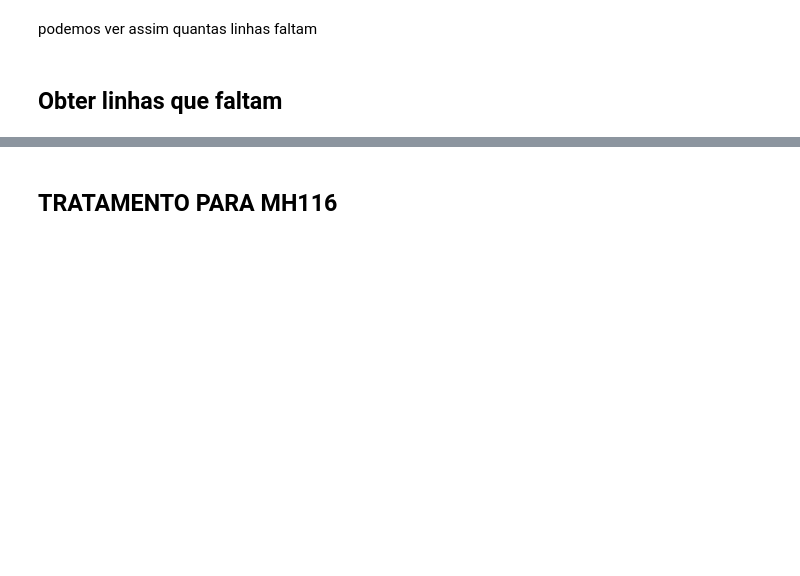
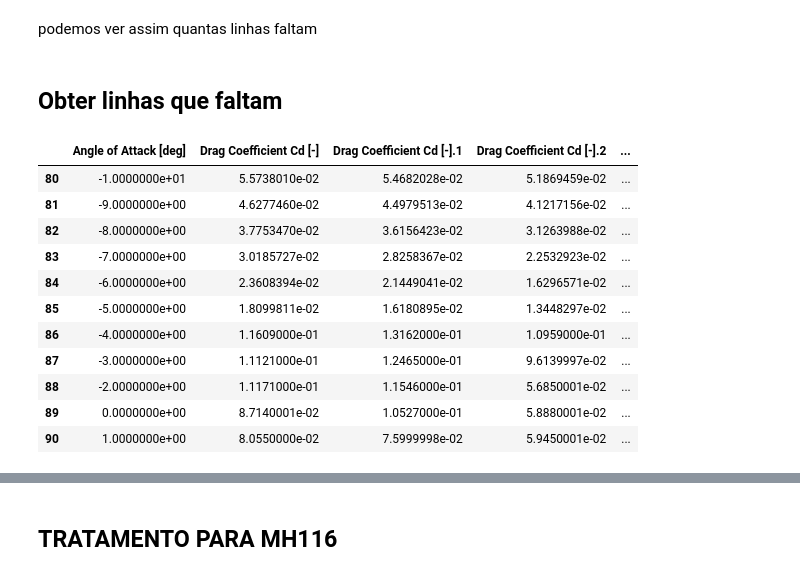
Before and after one commit to Pedro-pb-coder/polars.Qblade, a Jupyter notebook: polares.all.ipynb, the cells around one changed output, grey strips where cells are left out. Cells and saved outputs as stored; diff of their text form; code cells hidden in the pictures; blank space fills up the shorter version.

Commit message:
Kaggle Notebook | Fork of polares.1a1.full | mudanças

```diff
--- a/polares.all.ipynb
+++ b/polares.all.ipynb
@@ -17,8 +17,8 @@ pandas version 2.0.3
 # %%
 ## Carregar banco de dados
 
-df_cd = pd.read_csv("/kaggle/input/polar-try/E63/esconde_geim/all_cd.txt",delimiter='\t',skiprows=2)
-df_cl = pd.read_csv("/kaggle/input/polar-try/E63/esconde_geim/all_cl.txt",delimiter='\t',skiprows=2)
+df_cd = pd.read_csv("/kaggle/input/polar-try/MH112/esconde_geim/all_cd.txt",delimiter='\t',skiprows=2)
+df_cl = pd.read_csv("/kaggle/input/polar-try/MH112/esconde_geim/all_cl.txt",delimiter='\t',skiprows=2)
 #/kaggle/input/polar-try/Clark Y/esconde_geim/all_cd.txt
 #df2 = pd.read_csv("/kaggle/input/polar-try/Clark Y/cl/cl_R_4.5e4.txt",delimiter='\t', skiprows=1, usecols=['Angle of Attack [deg]', 'Lift Coefficient Cl [-]'])
 #df3 = pd.read_csv("/kaggle/input/polar-try/Clark Y/cl/cl_R_1e5.txt",delimiter='\t', skiprows=2, usecols=['Angle of Attack [deg]', 'Lift Coefficient Cl [-]'])
@@ -103,11 +152,27 @@ podemos ver assim quantas linhas faltam
 # %% [markdown]
 ## Obter linhas que faltam
 # %%
-df_cd.iloc[95:105]
+df_cd.iloc[80:91]
 
 
 
 # falta E63
 # 9 dgr , linha 99 --> igual a de baixo
 # 13 dgr , linha 102 --> igual a de baixo
 # 14 dgr , linha 103 --> igual a de cima
+
+# falta MH112
+# -1 dgr linha 89 --> igual a de baixo
+# %% [output]
+|  | Angle of Attack [deg] | Drag Coefficient Cd [-] | Drag Coefficient Cd [-].1 | Drag Coefficient Cd [-].2 | ... |
+| 80 | -1.0000000e+01 | 5.5738010e-02 | 5.4682028e-02 | 5.1869459e-02 | ... |
+| 81 | -9.0000000e+00 | 4.6277460e-02 | 4.4979513e-02 | 4.1217156e-02 | ... |
+| 82 | -8.0000000e+00 | 3.7753470e-02 | 3.6156423e-02 | 3.1263988e-02 | ... |
+| 83 | -7.0000000e+00 | 3.0185727e-02 | 2.8258367e-02 | 2.2532923e-02 | ... |
+| 84 | -6.0000000e+00 | 2.3608394e-02 | 2.1449041e-02 | 1.6296571e-02 | ... |
+| 85 | -5.0000000e+00 | 1.8099811e-02 | 1.6180895e-02 | 1.3448297e-02 | ... |
+| 86 | -4.0000000e+00 | 1.1609000e-01 | 1.3162000e-01 | 1.0959000e-01 | ... |
+| 87 | -3.0000000e+00 | 1.1121000e-01 | 1.2465000e-01 | 9.6139997e-02 | ... |
+| 88 | -2.0000000e+00 | 1.1171000e-01 | 1.1546000e-01 | 5.6850001e-02 | ... |
+| 89 | 0.0000000e+00 | 8.7140001e-02 | 1.0527000e-01 | 5.8880001e-02 | ... |
+| 90 | 1.0000000e+00 | 8.0550000e-02 | 7.5999998e-02 | 5.9450001e-02 | ... |
```
Also changed, not shown: parts of 13 cells of this notebook.
